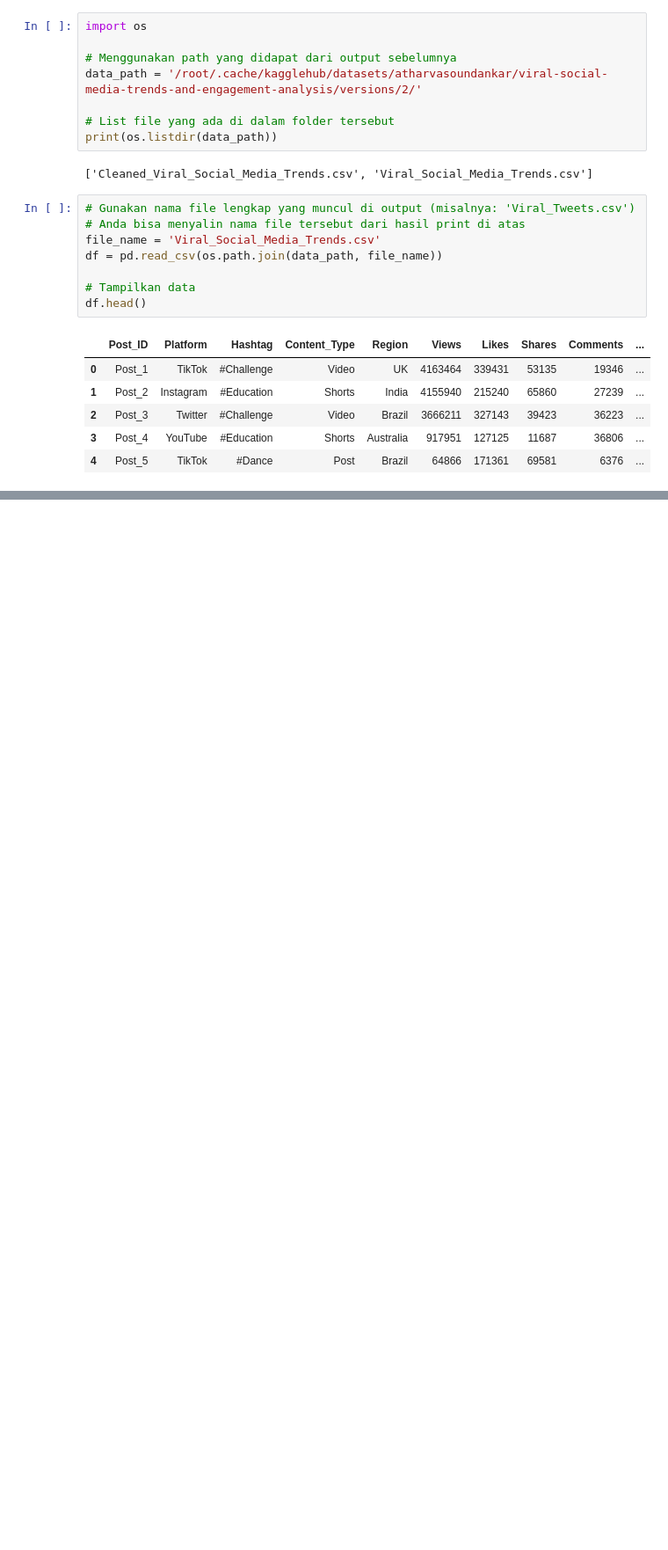
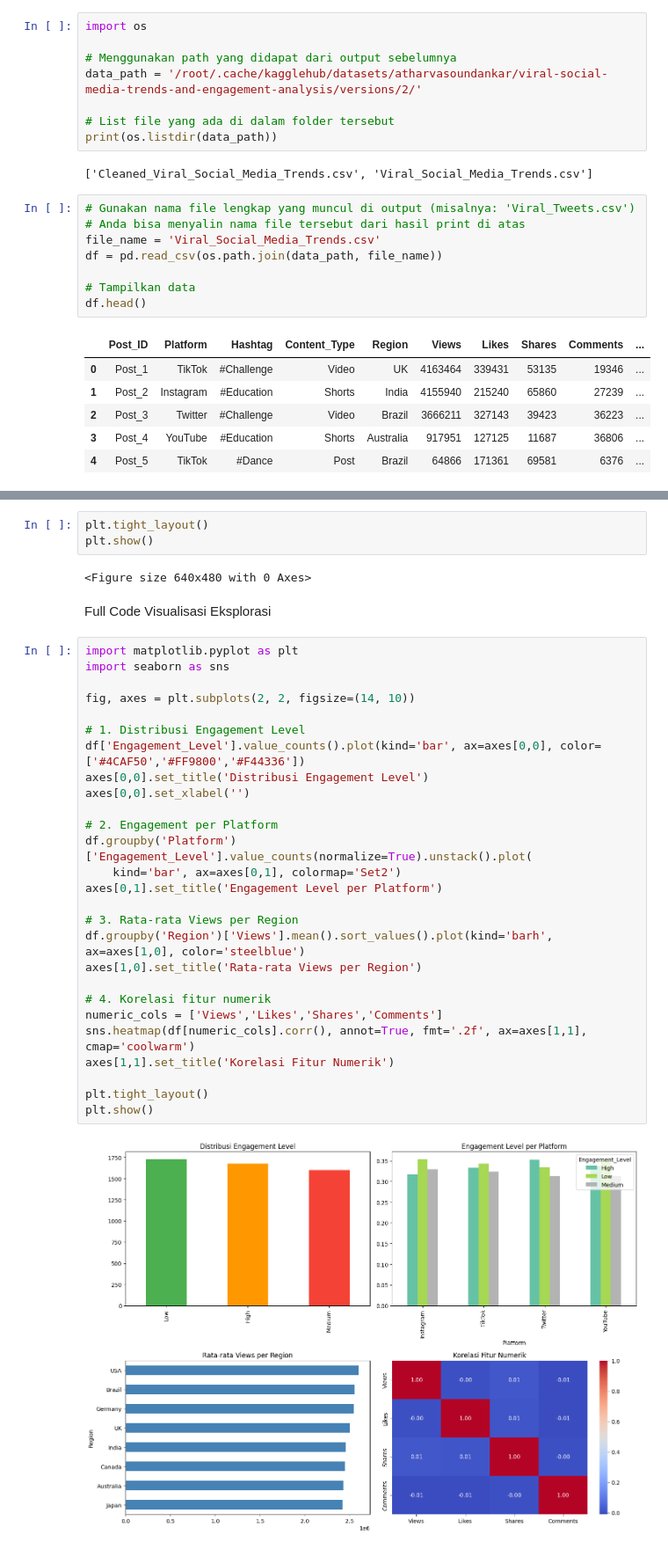
Before and after one commit to ahmadirhamm/Analysis-Exercises, a Jupyter notebook: Training_dataset_from_kaggle.ipynb, the cells around one changed output, grey strips where cells are left out. Shown at 88% size. Cells and saved outputs as stored; diff of their text form; blank space fills up the shorter version.

```diff
--- a/Training_dataset_from_kaggle.ipynb
+++ b/Training_dataset_from_kaggle.ipynb
@@ -79,0 +164,36 @@ Name: count, dtype: int64
+# %%
+plt.tight_layout()
+plt.show()
+# %% [output]
+<Figure size 640x480 with 0 Axes>
+# %% [markdown]
+Full Code Visualisasi Eksplorasi
+# %%
+import matplotlib.pyplot as plt
+import seaborn as sns
+
+fig, axes = plt.subplots(2, 2, figsize=(14, 10))
+
+# 1. Distribusi Engagement Level
+df['Engagement_Level'].value_counts().plot(kind='bar', ax=axes[0,0], color=['#4CAF50','#FF9800','#F44336'])
+axes[0,0].set_title('Distribusi Engagement Level')
+axes[0,0].set_xlabel('')
+
+# 2. Engagement per Platform
+df.groupby('Platform')['Engagement_Level'].value_counts(normalize=True).unstack().plot(
+    kind='bar', ax=axes[0,1], colormap='Set2')
+axes[0,1].set_title('Engagement Level per Platform')
+
+# 3. Rata-rata Views per Region
+df.groupby('Region')['Views'].mean().sort_values().plot(kind='barh', ax=axes[1,0], color='steelblue')
+axes[1,0].set_title('Rata-rata Views per Region')
+
+# 4. Korelasi fitur numerik
+numeric_cols = ['Views','Likes','Shares','Comments']
+sns.heatmap(df[numeric_cols].corr(), annot=True, fmt='.2f', ax=axes[1,1], cmap='coolwarm')
+axes[1,1].set_title('Korelasi Fitur Numerik')
+
+plt.tight_layout()
+plt.show()
+# %% [output]
+[figure, added]
```
Also changed, not shown: parts of 37 cells of this notebook.
